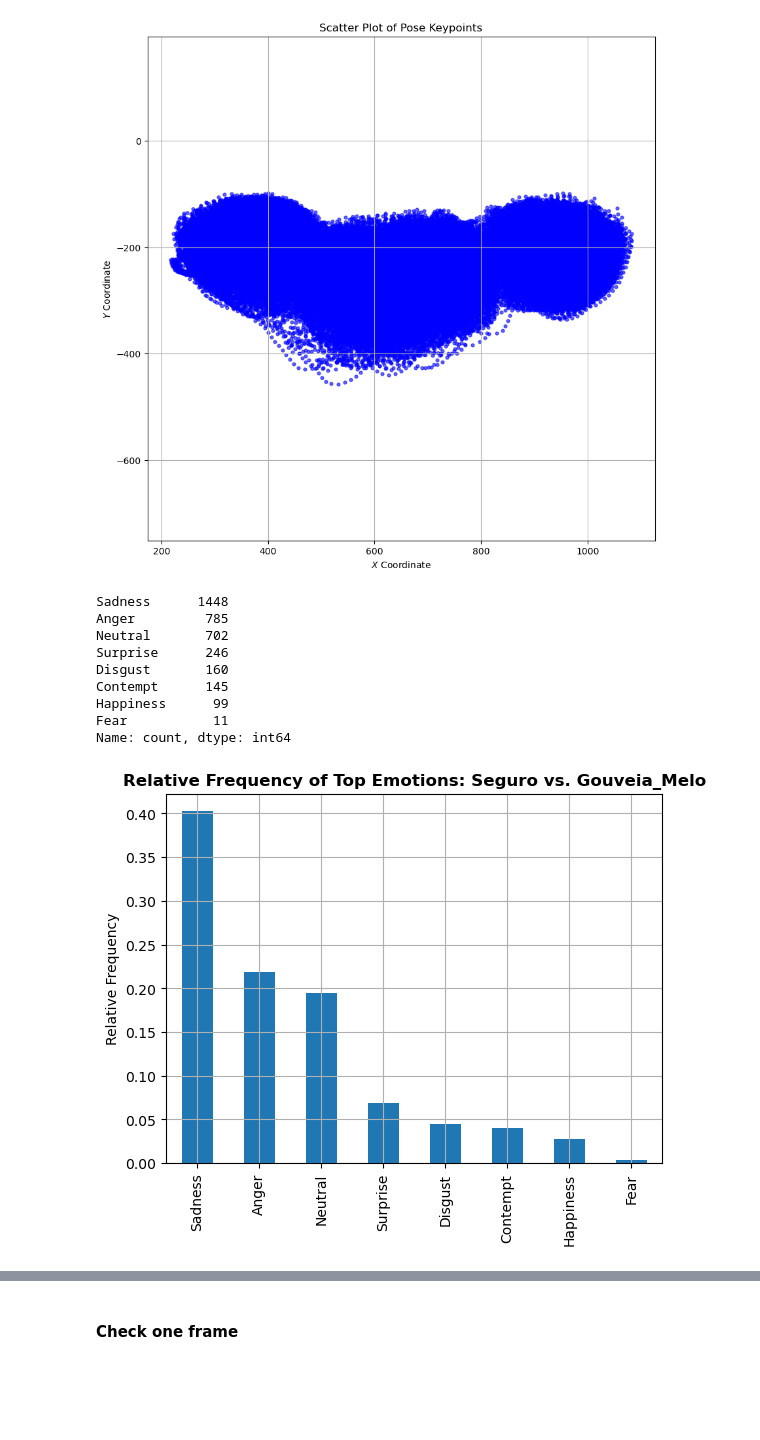
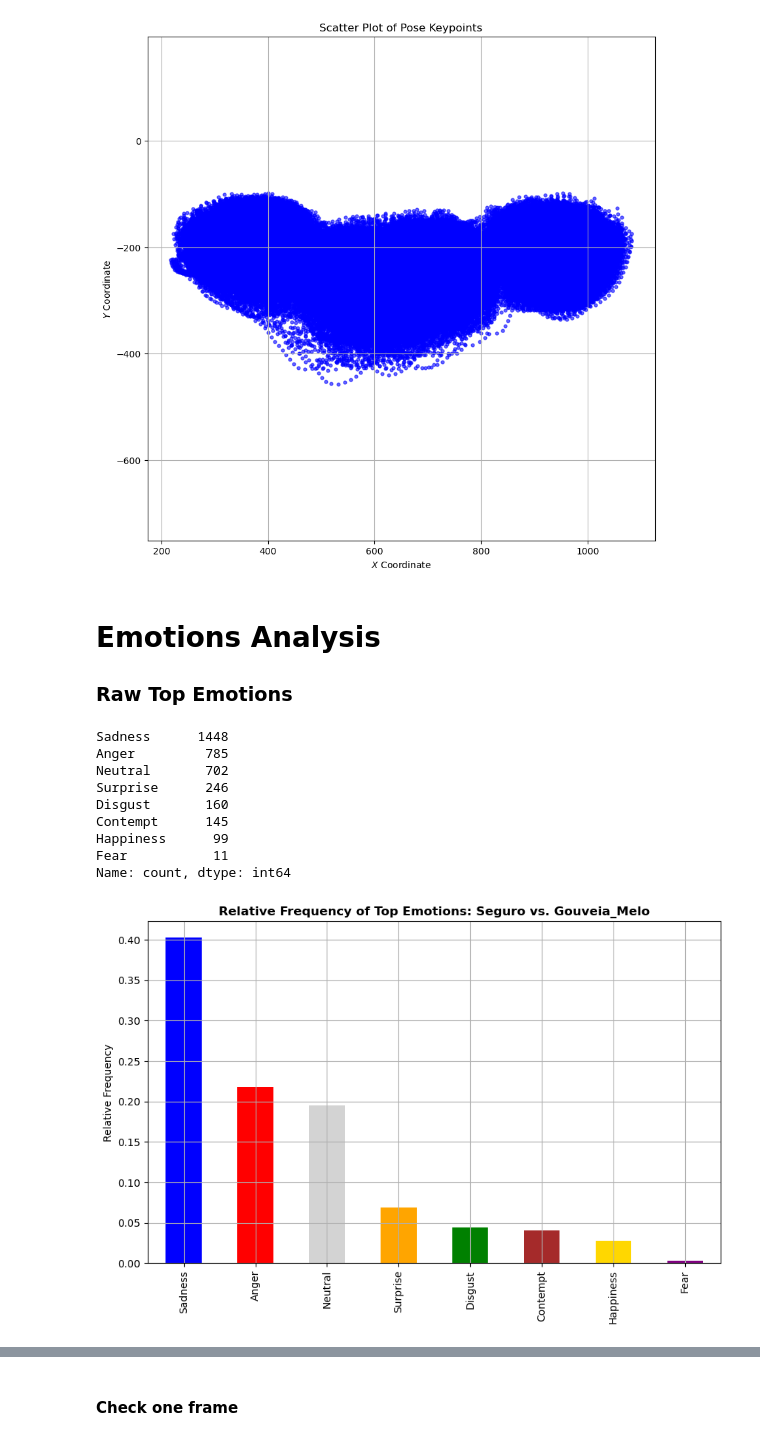
Before and after one commit to Dinisas/Big-Data, a Jupyter notebook: project_eda_visual.ipynb, the cells around one changed output, grey strips where cells are left out. Saved outputs shown, nothing was run; the diff lists cells and outputs as text; code cells hidden in the pictures; blank space fills up the shorter version.

Commit message:
added emotions

```diff
--- a/project_eda_visual.ipynb
+++ b/project_eda_visual.ipynb
@@ -405,39 +405,60 @@ plt.grid(True)
 plt.show()
 # %% [output]
 [figure]
+# %% [markdown]
+# Emotions Analysis
+
+### Raw Top Emotions
 # %%
-#analyze top emotion
+#analyze top emotion raw
 
 top_emotions = []
-prob_top = []
+prob_top = [] # add for later
+probs_all = [] # add for later
 for frame in data['Fer']:
     if len(frame) > 0:
         for person in frame:
             if isinstance(person, dict):
                 top_emotion = person['top_emotion']
                 top_emotions.append(top_emotion)
                 prob_max = person['probabilities'][top_emotion]
-                prob_top.append(prob_max)
+                prob_top.append(prob_max) #already adding for later
+                probs_all.append(person['probabilities'])
+
 
 emotions = pd.Series(top_emotions)
 print(emotions.value_counts())
 
 counts = emotions.value_counts(normalize=True)
+#different color for each emotion
+emotion_colors = {
+    'Anger': 'red',
+    'Happiness': 'gold',
+    'Neutral': 'lightgray',
+    'Sadness': 'blue',
+    'Surprise': 'orange',
+    'Fear': 'purple',
+    'Disgust': 'green',
+    'Contempt': 'brown',
+}
+bar_colors = [emotion_colors[emotion] for emotion in counts.index]
+
+
 #using built in plot of pandas
-plt.figure()
-counts.plot(kind='bar')
+plt.figure(figsize=(10, 6))
+counts.plot(kind='bar', color=bar_colors)
 plt.ylabel('Relative Frequency')
 plt.title(f'Relative Frequency of Top Emotions: {person1} vs. {person2}', fontweight='bold')
 plt.grid(True)
 # %% [output]
 Sadness      1448
 Anger         785
 Neutral       702
 Surprise      246
 Disgust       160
 Contempt      145
 Happiness      99
 Fear           11
 Name: count, dtype: int64
-[figure, old version]
+[figure, new version]
 # %% [markdown]
```
Also changed, not shown: parts of 10 cells of this notebook.
